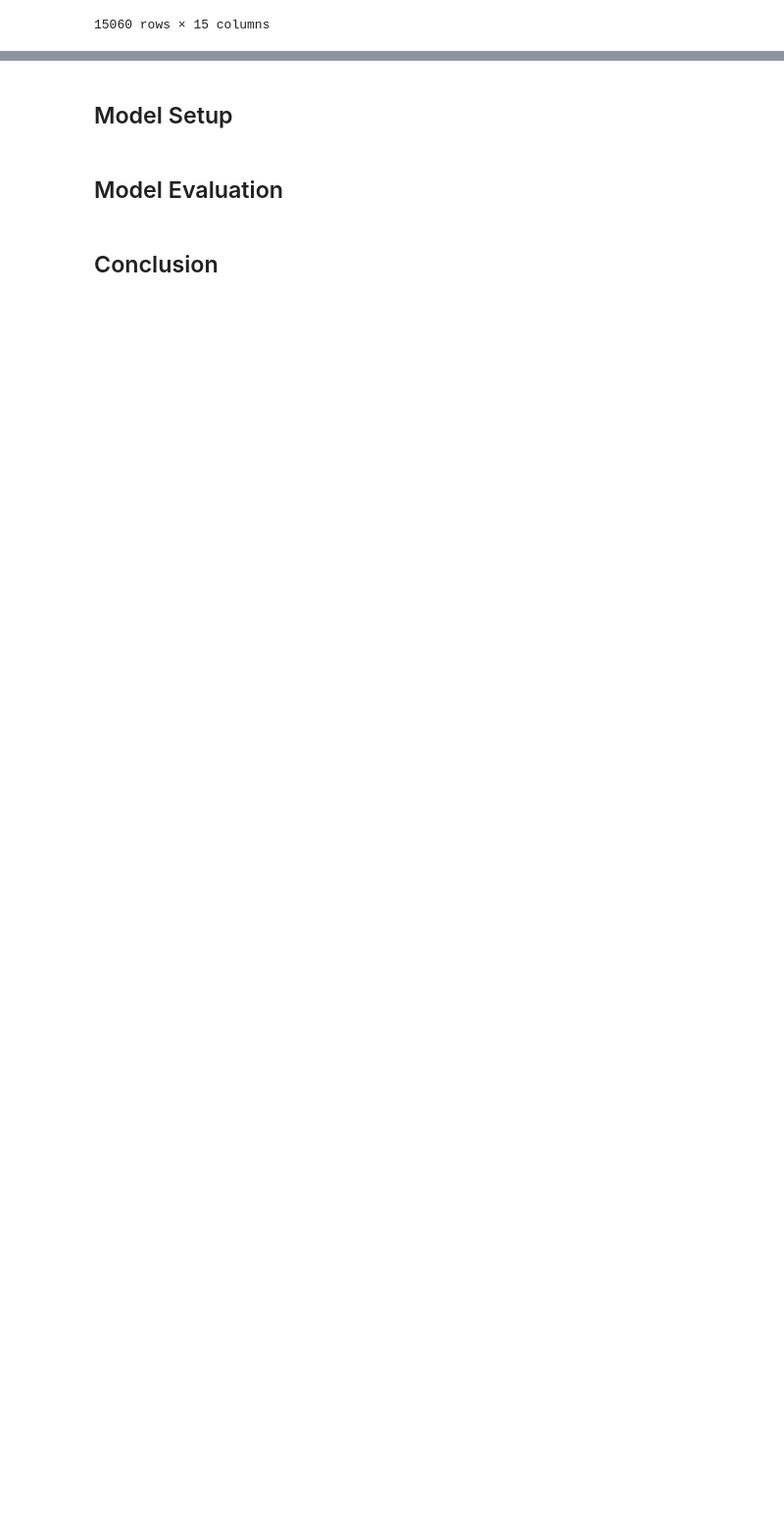
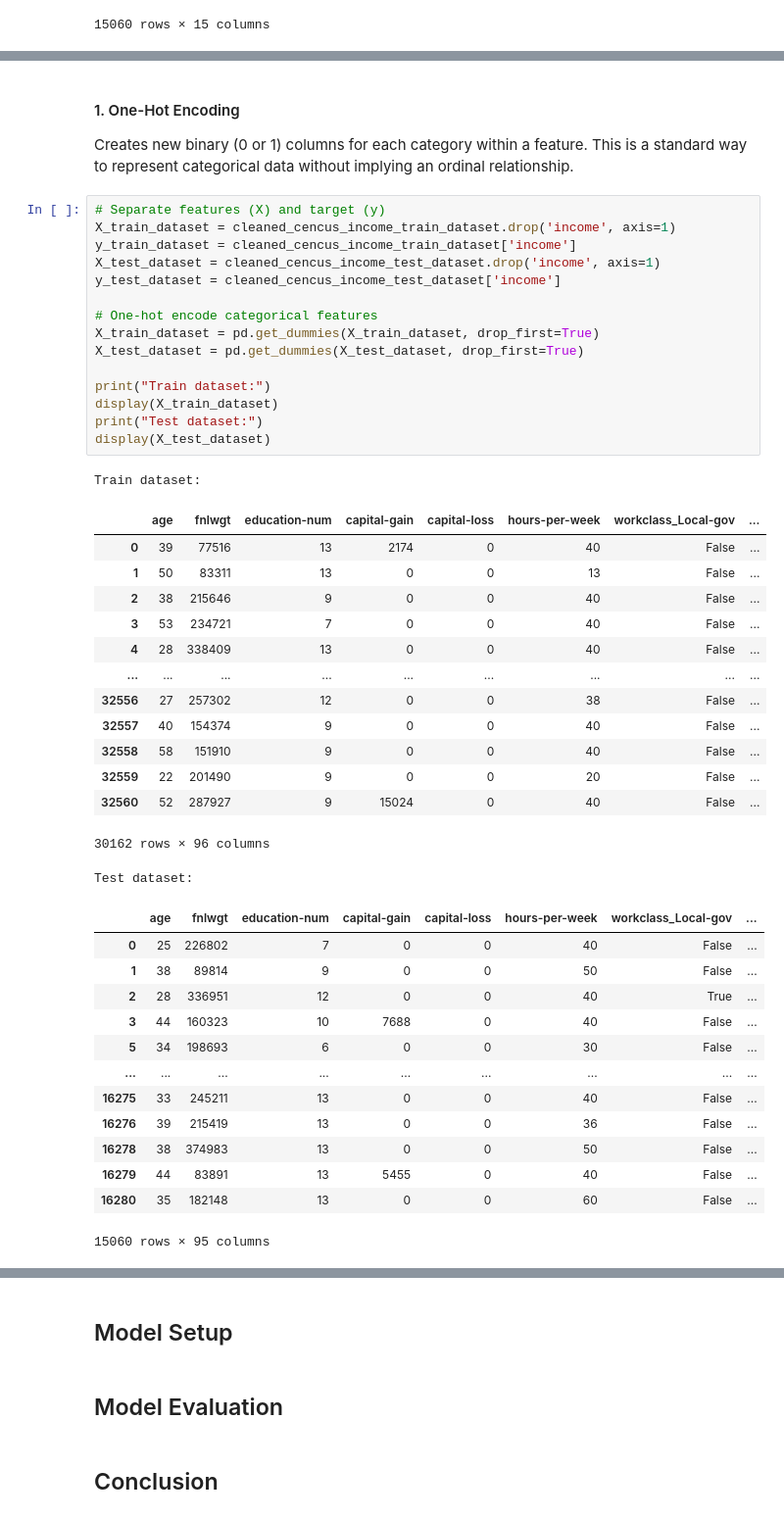
Before and after one commit to roshaniayu/IN6227-Data-Mining-Assignments, a Jupyter notebook: Assignment 1/Assignment1_Roshani Ayu Pranasti_G2504973A.ipynb, the cells around one changed output, grey strips where cells are left out. Shown: that part at 98% size. Cells and saved outputs as stored; diff of their text form; blank space fills up the shorter version.

Commit message:
Create one-hot encoding

```diff
--- a/Assignment 1/Assignment1_Roshani Ayu Pranasti_G2504973A.ipynb
+++ b/Assignment 1/Assignment1_Roshani Ayu Pranasti_G2504973A.ipynb
@@ -328,0 +334,47 @@ See the caveats in the documentation: https://pandas.pydata.org/pandas-docs/stab
+# %% [markdown]
+#### 1. One-Hot Encoding
+Creates new binary (0 or 1) columns for each category within a feature. This is a standard way to represent categorical data without implying an ordinal relationship.
+# %%
+# Separate features (X) and target (y)
+X_train_dataset = cleaned_cencus_income_train_dataset.drop('income', axis=1)
+y_train_dataset = cleaned_cencus_income_train_dataset['income']
+X_test_dataset = cleaned_cencus_income_test_dataset.drop('income', axis=1)
+y_test_dataset = cleaned_cencus_income_test_dataset['income']
+
+# One-hot encode categorical features
+X_train_dataset = pd.get_dummies(X_train_dataset, drop_first=True)
+X_test_dataset = pd.get_dummies(X_test_dataset, drop_first=True)
+
+print("Train dataset:")
+display(X_train_dataset)
+print("Test dataset:")
+display(X_test_dataset)
+# %% [output]
+Train dataset:
+|  | age | fnlwgt | education-num | capital-gain | capital-loss | hours-per-week | workclass_Local-gov | ... |
+| 0 | 39 | 77516 | 13 | 2174 | 0 | 40 | False | ... |
+| 1 | 50 | 83311 | 13 | 0 | 0 | 13 | False | ... |
+| 2 | 38 | 215646 | 9 | 0 | 0 | 40 | False | ... |
+| 3 | 53 | 234721 | 7 | 0 | 0 | 40 | False | ... |
+| 4 | 28 | 338409 | 13 | 0 | 0 | 40 | False | ... |
+| ... | ... | ... | ... | ... | ... | ... | ... | ... |
+| 32556 | 27 | 257302 | 12 | 0 | 0 | 38 | False | ... |
+| 32557 | 40 | 154374 | 9 | 0 | 0 | 40 | False | ... |
+| 32558 | 58 | 151910 | 9 | 0 | 0 | 40 | False | ... |
+| 32559 | 22 | 201490 | 9 | 0 | 0 | 20 | False | ... |
+| 32560 | 52 | 287927 | 9 | 15024 | 0 | 40 | False | ... |
+30162 rows × 96 columns
+Test dataset:
+|  | age | fnlwgt | education-num | capital-gain | capital-loss | hours-per-week | workclass_Local-gov | ... |
+| 0 | 25 | 226802 | 7 | 0 | 0 | 40 | False | ... |
+| 1 | 38 | 89814 | 9 | 0 | 0 | 50 | False | ... |
+| 2 | 28 | 336951 | 12 | 0 | 0 | 40 | True | ... |
+| 3 | 44 | 160323 | 10 | 7688 | 0 | 40 | False | ... |
+| 5 | 34 | 198693 | 6 | 0 | 0 | 30 | False | ... |
+| ... | ... | ... | ... | ... | ... | ... | ... | ... |
+| 16275 | 33 | 245211 | 13 | 0 | 0 | 40 | False | ... |
+| 16276 | 39 | 215419 | 13 | 0 | 0 | 36 | False | ... |
+| 16278 | 38 | 374983 | 13 | 0 | 0 | 50 | False | ... |
+| 16279 | 44 | 83891 | 13 | 5455 | 0 | 40 | False | ... |
+| 16280 | 35 | 182148 | 13 | 0 | 0 | 60 | False | ... |
+15060 rows × 95 columns
```
Also changed, not shown: parts of 6 cells of this notebook.
